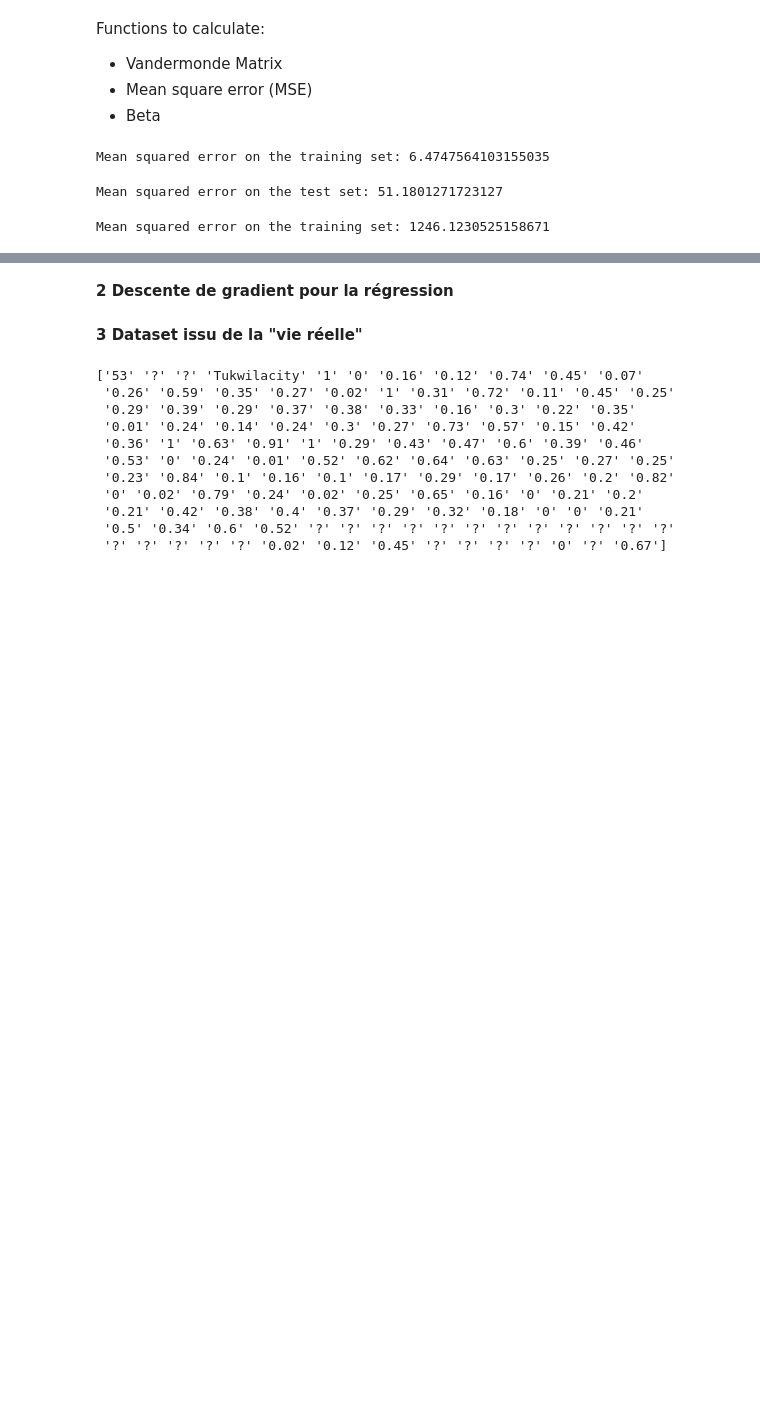
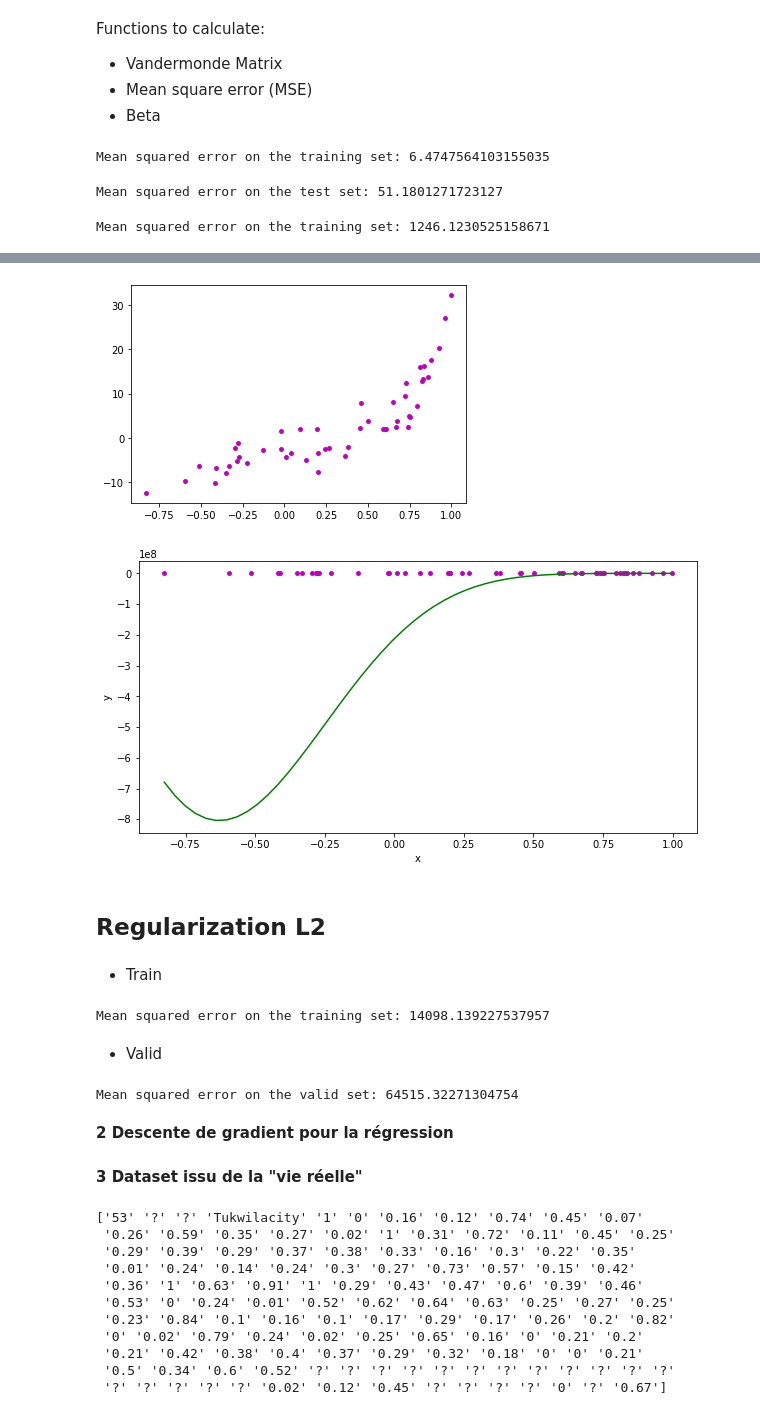
Before and after one commit to igorpontes/GLO-7050, a Jupyter notebook: mini_projet1.ipynb, the cells around one changed output, grey strips where cells are left out. Saved outputs shown, nothing was run; the diff lists cells and outputs as text; code cells hidden in the pictures; blank space fills up the shorter version.

Commit message:
Add regularization

```diff
--- a/mini_projet1.ipynb
+++ b/mini_projet1.ipynb
@@ -56,9 +56,17 @@ def mean_square_error(Y_true, Y_pred):
   return np.square(np.subtract(Y_true,Y_pred)).mean()
 
 def calc_beta(X, y):
+  '''solution for linear regression'''
   b = np.linalg.inv(X.T.dot(X)).dot(X.T).dot(y)
   #b = np.linalg.solve((X.T @ X),X.T @ y)
   return b
+
+def calc_beta_reg(X, y, lamda = 1):
+  '''solution for ridge regression'''
+  m,n = X.shape
+  I = np.eye((n))
+  b = (np.linalg.inv(X.T.dot(X))+ lamda * I).dot(X.T).dot(y)#[:,0]
+  return b
 # %%
 def trained_beta(x, y):
   # Vandermonde matrix
@@ -108,3 +122,10 @@ MSE_valid = mean_square_error(y, y_pred)
 print("Mean squared error on the training set:", MSE_valid)
 # %% [output]
 Mean squared error on the training set: 1246.1230525158671
+# %%
+def get_polynomial_function(beta):
+  return np.poly1d(np.squeeze(np.asarray(beta)))
+
+poly_f = get_polynomial_function(beta)
+print("Polynomial function: ")
+print(poly_f)
@@ -111,3 +142,58 @@ Mean squared error on the training set: 1246.1230525158671
+# %%
+
+def plot_regression_line(x, y, b):
+    plt.figure(figsize=(10, 5))
+    # plotting the actual points as scatter plot
+    plt.scatter(x, y, color = "m",
+            marker = "o", s = 15)
+
+    x_line = np.linspace(x.min(), x.max(), 50)
+    poly_func = get_polynomial_function(b)
+    regression_line = poly_func(x_line)
+    # Plotting the regression line
+    plt.plot(x_line, regression_line, color = "g")
+    # Putting labels
+    plt.xlabel('x')
+    plt.ylabel('y')
+
+plt.scatter(x, y, color = "m",
+            marker = "o", s = 15)
+plot_regression_line(x, y, beta)
+plt.show()
+#print(x)
+# %% [output]
+[figure, added]
+[figure, added]
+# %% [markdown]
+## Regularization L2
+# %% [markdown]
+- Train
+# %%
+x = ds1_train[:,0]
+y = ds1_train[:,1]
+
+beta = trained_beta_reg(x,y, 0.5)
+# Predict y
+y_pred = get_y_pred(x,beta)
+
+MSE_train = mean_square_error(y, y_pred)
+print("Mean squared error on the training set:", MSE_train)
+# %% [output]
+Mean squared error on the training set: 14098.139227537957
+# %% [markdown]
+- Valid
+# %%
+x = ds1_valid[:,0]
+y = ds1_valid[:,1]
+
+beta = trained_beta_reg(x,y, 0.5)
+# Predict y
+y_pred = get_y_pred(x,beta)
+
+MSE_train = mean_square_error(y, y_pred)
+print("Mean squared error on the valid set:", MSE_train)
+# %% [output]
+Mean squared error on the valid set: 64515.32271304754
 # %% [markdown]
 **2 Descente de gradient pour la régression**
 # %%
```
Also changed, not shown: parts of 4 cells of this notebook.
